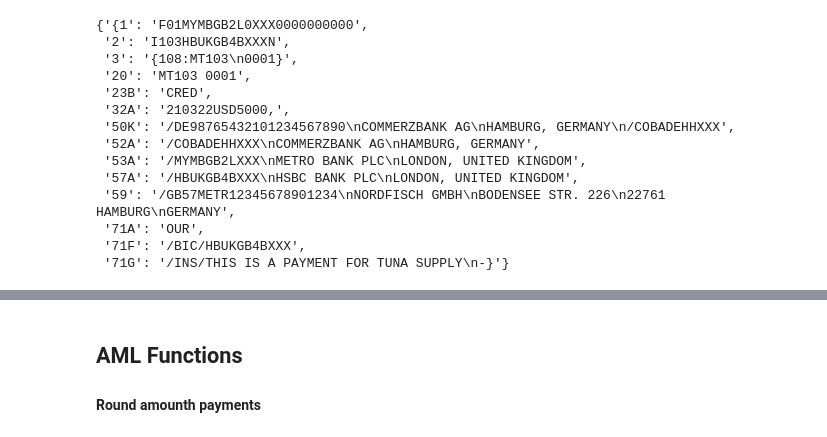
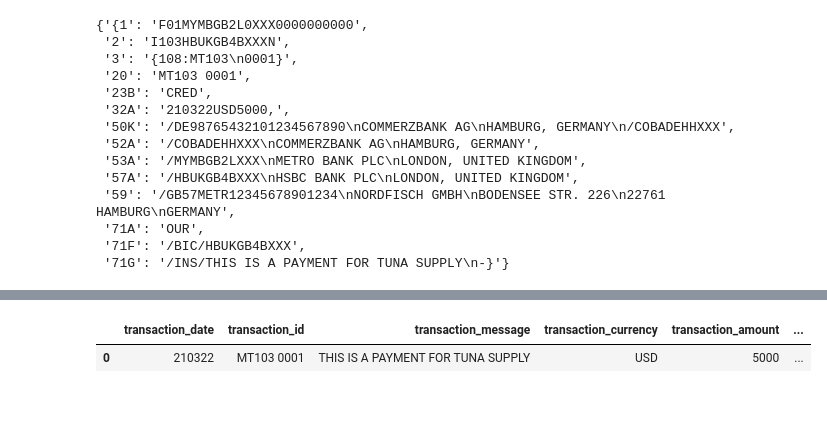
Before and after one commit to DavidWdk/AML-algorithm, a Jupyter notebook: AML_algorithm.ipynb, the cells around one changed output, grey strips where cells are left out. Saved outputs shown, nothing was run; the diff lists cells and outputs as text; code cells hidden in the pictures; blank space fills up the shorter version.

```diff
--- a/AML_algorithm.ipynb
+++ b/AML_algorithm.ipynb
@@ -437,3 +198,72 @@ See the caveats in the documentation: https://pandas.pydata.org/pandas-docs/stab
-# %% [markdown]
-<h2>AML Functions</h2>
-<h4>Round amounth payments</h4>
+# %%
+# Universal function for cleaning up strings. Takes the DF, column and the string which needs to be deleted
+def remove_string_from_df(df, column_name, string_to_remove):
+    for i in range(len(df)):
+        cell_value = df.loc[i, column_name]
+        if string_to_remove in cell_value:
+            cell_value = cell_value.replace(string_to_remove, "")
+            df.loc[i, column_name] = cell_value
+# %%
+# Universal function for extracting multiline bank data
+def update_df_with_bank_info(df, bank_info, columns, info_type):
+    bic, bank, city, address, country = bank_info[:5]
+    reference = bank_info[5] if len(bank_info) > 5 else None
+
+    for item in columns:
+        if f'{info_type}_account_number' in item or f'{info_type}_bic' in item:
+            df[item] = bic
+        elif f'{info_type}_fi_country' in item:
+            df[item] = bic[0:2]
+        elif f'{info_type}_branch' in item or f'{info_type}_fi_name' in item or f'{info_type}_full_name' in item:
+            df[item] = bank
+        elif f'{info_type}_city' in item or f'{info_type}_address' in item:
+            df[item] = city
+        elif f'{info_type}_country' in item:
+            if country:
+                # Find country using PyCountry
+                if pycountry.countries.search_fuzzy(country)[0].alpha_2:
+                    country_iso = pycountry.countries.search_fuzzy(country)[0].alpha_2
+                    df[item] = country_iso
+                else:
+                    df[item] = country
+        # If reference is included, add it.
+        elif 'reference' in item and reference:
+            df[item] = reference
+
+
+def clean_cells(df):
+    transaction_columns = [key for key in swift_corr if '32A' in swift_corr[key]]
+
+    transaction_info_str = df[transaction_columns[0]][0]
+    trans_date, trans_currency, trans_amount = extract_32a(transaction_info_str)
+
+    for item in transaction_columns:
+        if 'transaction_date' in item:
+            df[item] = trans_date
+        elif 'transaction_amount' in item:
+            df[item] = trans_amount
+        elif 'transaction_currency' in item:
+            df[item] = trans_currency
+
+    bank_originator_columns = [key for key in swift_corr if any(x in swift_corr[key] for x in ['50', '50K', '71G'])]
+    originator_info_str = df['originator_address'][0]
+    originator_bank_info = extract_bank_information(originator_info_str)
+    update_df_with_bank_info(df, originator_bank_info, bank_originator_columns, 'originator')
+
+    bank_beneficiary_columns = [key for key in swift_corr if '59' in swift_corr[key]]
+    beneficiary_info_str = df['beneficiary_address'][0]
+    beneficiary_bank_info = extract_bank_information(beneficiary_info_str)
+    update_df_with_bank_info(df, beneficiary_bank_info, bank_beneficiary_columns, 'beneficiary')
+
+    remove_string_from_df(df, 'originator_bic', '/BIC/')
+    remove_string_from_df(df, 'transaction_amount', ',')
+    remove_string_from_df(df, 'transaction_message', '/INS/')
+    remove_string_from_df(df, 'transaction_message', '/MSG/')
+    remove_string_from_df(df, 'transaction_message', '\n-}')
+
+clean_cells(df)
+pd.set_option('display.max_columns', None)
+df
+# %% [output]
+|  | transaction_date | transaction_id | transaction_message | transaction_currency | transaction_amount | ... |
+| 0 | 210322 | MT103 0001 | THIS IS A PAYMENT FOR TUNA SUPPLY | USD | 5000 | ... |
```
Also changed, not shown: parts of 20 cells of this notebook, 3 other files.
